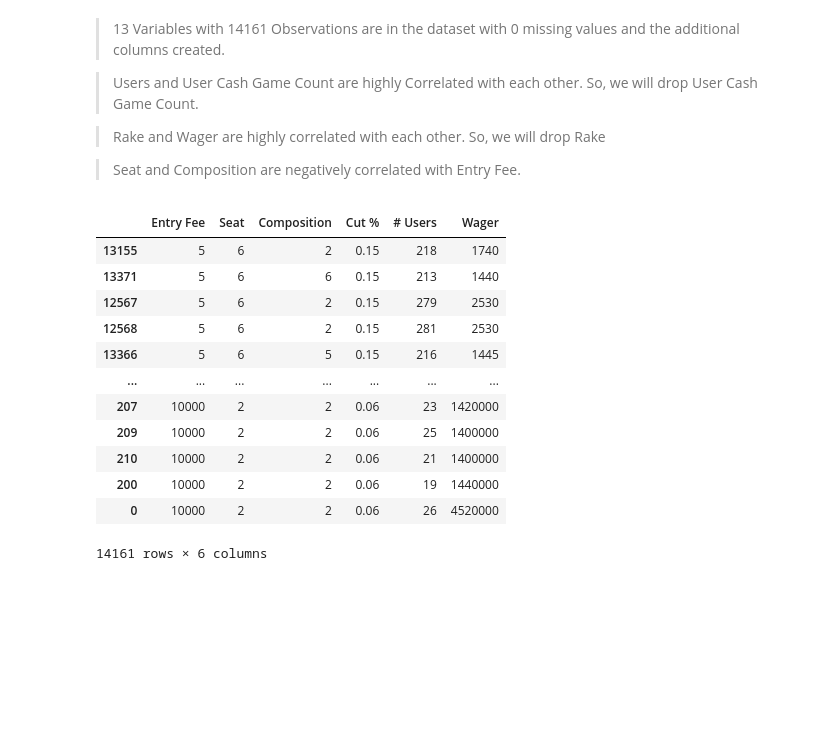
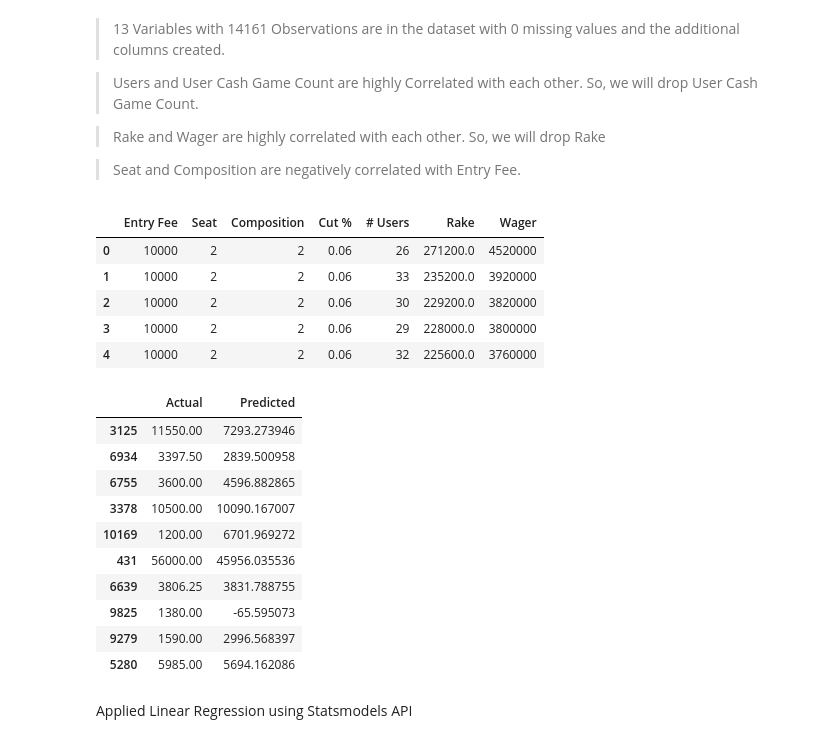
Before and after one commit to probablyvivek/Rummy, a Jupyter notebook: Analysis.ipynb, the cells around one changed output. Cells and saved outputs as stored; diff of their text form; code cells hidden in the pictures; blank space fills up the shorter version.

Commit message:
Modelling and Linear opt

```diff
--- a/Analysis.ipynb
+++ b/Analysis.ipynb
@@ -294,20 +294,13 @@ sns.heatmap(corr, annot=True, cmap='rocket_r')
 > Seat and Composition are negatively correlated with Entry Fee.
 # %%
 #Drop the variables with high correlation
-df2 = df1.drop(['Day', 'Unnamed: 9', 'Rake', 'User Cash Game Count', 'Month', 'Weekday_name', 'Date'], axis=1)
+df2 = df1.drop(['Day', 'Unnamed: 9', 'User Cash Game Count', 'Month', 'Weekday_name', 'Date'], axis=1)
-# %%
-df2.sort_values(by='Entry Fee', ascending=True)
-# %% [output]
-|  | Entry Fee | Seat | Composition | Cut % | # Users | Wager |
-| 13155 | 5 | 6 | 2 | 0.15 | 218 | 1740 |
-| 13371 | 5 | 6 | 6 | 0.15 | 213 | 1440 |
-| 12567 | 5 | 6 | 2 | 0.15 | 279 | 2530 |
-| 12568 | 5 | 6 | 2 | 0.15 | 281 | 2530 |
-| 13366 | 5 | 6 | 5 | 0.15 | 216 | 1445 |
-| ... | ... | ... | ... | ... | ... | ... |
-| 207 | 10000 | 2 | 2 | 0.06 | 23 | 1420000 |
-| 209 | 10000 | 2 | 2 | 0.06 | 25 | 1400000 |
-| 210 | 10000 | 2 | 2 | 0.06 | 21 | 1400000 |
-| 200 | 10000 | 2 | 2 | 0.06 | 19 | 1440000 |
-| 0 | 10000 | 2 | 2 | 0.06 | 26 | 4520000 |
-14161 rows × 6 columns
+# %%
+df2.head()
+# %% [output]
+|  | Entry Fee | Seat | Composition | Cut % | # Users | Rake | Wager |
+| 0 | 10000 | 2 | 2 | 0.06 | 26 | 271200.0 | 4520000 |
+| 1 | 10000 | 2 | 2 | 0.06 | 33 | 235200.0 | 3920000 |
+| 2 | 10000 | 2 | 2 | 0.06 | 30 | 229200.0 | 3820000 |
+| 3 | 10000 | 2 | 2 | 0.06 | 29 | 228000.0 | 3800000 |
+| 4 | 10000 | 2 | 2 | 0.06 | 32 | 225600.0 | 3760000 |
@@ -313,0 +311,36 @@ df2.sort_values(by='Entry Fee', ascending=True)
+# %%
+#linear regression
+X = df2.drop(['Rake'], axis=1)
+y = df2['Rake']
+
+X_train, X_test, y_train, y_test = train_test_split(X, y, test_size=0.2, random_state=0)
+
+regressor = LinearRegression()
+
+regressor.fit(X_train, y_train)
+
+#coefficients
+coeff_df = pd.DataFrame(regressor.coef_, X.columns, columns=['Coefficient'])
+coeff_df
+
+#predicting the test set results
+y_pred = regressor.predict(X_test)
+
+#comparing actual vs predicted
+df3 = pd.DataFrame({'Actual': y_test, 'Predicted': y_pred})
+
+df3.head(10)
+# %% [output]
+|  | Actual | Predicted |
+| 3125 | 11550.00 | 7293.273946 |
+| 6934 | 3397.50 | 2839.500958 |
+| 6755 | 3600.00 | 4596.882865 |
+| 3378 | 10500.00 | 10090.167007 |
+| 10169 | 1200.00 | 6701.969272 |
+| 431 | 56000.00 | 45956.035536 |
+| 6639 | 3806.25 | 3831.788755 |
+| 9825 | 1380.00 | -65.595073 |
+| 9279 | 1590.00 | 2996.568397 |
+| 5280 | 5985.00 | 5694.162086 |
+# %% [markdown]
+Applied Linear Regression using Statsmodels API
```
Also changed, not shown: parts of 8 cells of this notebook.
